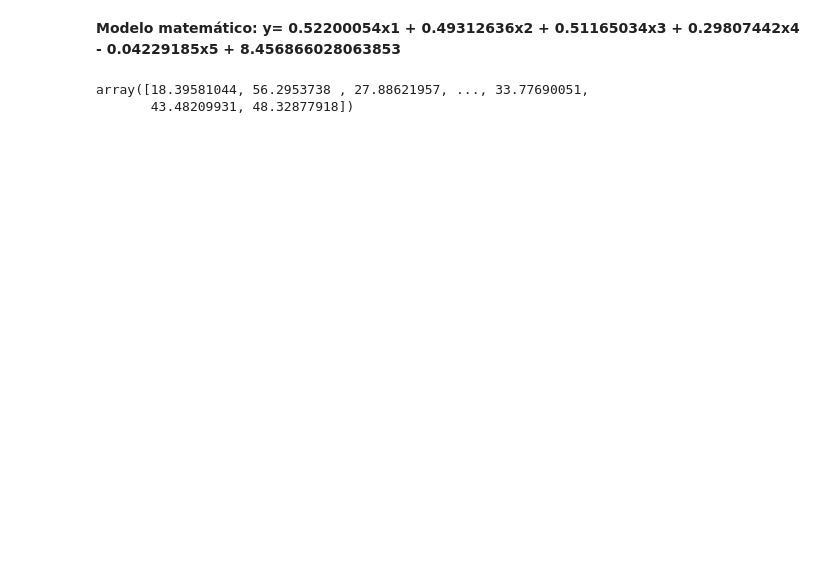
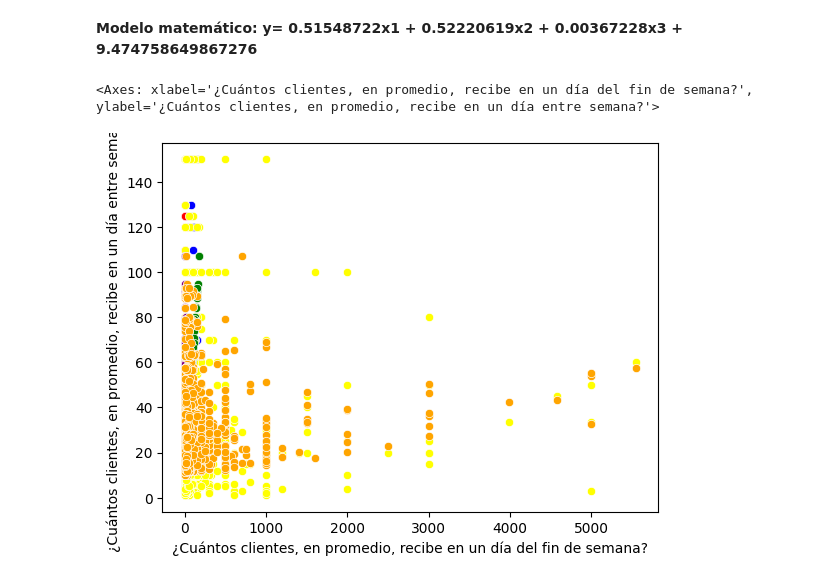
Before and after one commit to MarManja/SP, a Jupyter notebook: Regresión_lineal_multiple.ipynb, the cells around one changed output. Saved outputs shown, nothing was run; the diff lists cells and outputs as text; code cells hidden in the pictures; blank space fills up the shorter version.

```diff
--- a/Regresión_lineal_multiple.ipynb
+++ b/Regresión_lineal_multiple.ipynb
@@ -57,7 +78,3 @@ sns.scatterplot(x='En una escala de 1 a 10, ¿cómo evaluaría sus esfuerzos par
-# %%
-#Declaramos las variables dependientes e independientes para la regresión lineal
-Vars_Indep= data[['Equipo del entrevistador', '¿Cuántos clientes, en promedio, recibe en un día del fin de semana?','En caso de tener un sistema de recolección ¿Cada cuánto pasa el camión de la basura por su negocio?','En una escala de 1 a 10, ¿cómo evaluaría sus esfuerzos para reducir su impacto ambiental?','En una escala de 1 a 10, ¿cómo evaluaría sus esfuerzos para reducir su impacto social?']]
-Var_Dep= data['¿Cuántos clientes, en promedio, recibe en un día entre semana?']
 # %%
 #Se define model como la función de regresión lineal
 from sklearn.linear_model import LinearRegression
@@ -90,29 +102,22 @@ model.__dict__
 # %% [markdown]
-**Modelo matemático: y= 0.52200054x1 + 0.49312636x2 + 0.51165034x3 + 0.29807442x4 - 0.04229185x5 + 8.456866028063853**
+**Modelo matemático: y= 0.51548722x1 + 0.52220619x2 + 0.00367228x3 + 9.474758649867276**
 # %%
 #Predecimos los valores de total de accidentes a partir de las variables: "alcohol", "speeding" y "no_previous"
-y_pred= model.predict(X=data[['Equipo del entrevistador', '¿Cuántos clientes, en promedio, recibe en un día del fin de semana?','En caso de tener un sistema de recolección ¿Cada cuánto pasa el camión de la basura por su negocio?','En una escala de 1 a 10, ¿cómo evaluaría sus esfuerzos para reducir su impacto ambiental?','En una escala de 1 a 10, ¿cómo evaluaría sus esfuerzos para reducir su impacto social?']])
+y_pred= model.predict(X=data3[['En caso de tener un sistema de recolección ¿Cada cuánto pasa el camión de la basura por su negocio?', '¿Cuántos clientes, en promedio, recibe en un día del fin de semana?','¿Cuántos productos aproximadamente maneja en su tienda?']])
 y_pred
-# %% [output]
-array([18.39581044, 56.2953738 , 27.88621957, ..., 33.77690051,
-       43.48209931, 48.32877918])
 # %%
 #Insertamos la columna de predicciones en el DataFrame
-data.insert(0, 'Predicciones', y_pred)
-data
+data3.insert(0, 'Predicciones_¿Cuántos clientes, en promedio, recibe en un día entre semana?', y_pred)
+data3
 # %%
 #Visualizamos la gráfica comparativa entre el total real y el total predecido
-sns.scatterplot(x='Equipo del entrevistador', y='¿Cuántos clientes, en promedio, recibe en un día entre semana?', color="blue", data=data)
-sns.scatterplot(x='Equipo del entrevistador', y='Predicciones', color="blue", data=data)
+sns.scatterplot(x='¿Cuántos clientes, en promedio, recibe en un día del fin de semana?', y='¿Cuántos clientes, en promedio, recibe en un día entre semana?', color="blue", data=data3)
+sns.scatterplot(x='En caso de tener un sistema de recolección ¿Cada cuánto pasa el camión de la basura por su negocio?', y='¿Cuántos clientes, en promedio, recibe en un día entre semana?', color="red", data=data3)
+sns.scatterplot(x='¿Cuántos productos aproximadamente maneja en su tienda?', y='¿Cuántos clientes, en promedio, recibe en un día entre semana?', color="yellow", data=data3)
 
-sns.scatterplot(x='¿Cuántos clientes, en promedio, recibe en un día del fin de semana?', y='¿Cuántos clientes, en promedio, recibe en un día entre semana?', color="yellow", data=data)
-sns.scatterplot(x='¿Cuántos clientes, en promedio, recibe en un día del fin de semana?', y='Predicciones', color="yellow", data=data)
-
-sns.scatterplot(x='En caso de tener un sistema de recolección ¿Cada cuánto pasa el camión de la basura por su negocio?', y='¿Cuántos clientes, en promedio, recibe en un día entre semana?', color="green", data=data)
-sns.scatterplot(x='En caso de tener un sistema de recolección ¿Cada cuánto pasa el camión de la basura por su negocio?', y='Predicciones', color="green", data=data)
-
-sns.scatterplot(x='En una escala de 1 a 10, ¿cómo evaluaría sus esfuerzos para reducir su impacto ambiental?', y='¿Cuántos clientes, en promedio, recibe en un día entre semana?', color="orange", data=data)
-sns.scatterplot(x='En una escala de 1 a 10, ¿cómo evaluaría sus esfuerzos para reducir su impacto ambiental?', y='Predicciones', color="orange", data=data)
-
-sns.scatterplot(x='En una escala de 1 a 10, ¿cómo evaluaría sus esfuerzos para reducir su impacto social?', y='¿Cuántos clientes, en promedio, recibe en un día entre semana?', color="pink", data=data)
-sns.scatterplot(x='En una escala de 1 a 10, ¿cómo evaluaría sus esfuerzos para reducir su impacto social?', y='Predicciones', color="pink", data=data)
+sns.scatterplot(x='¿Cuántos clientes, en promedio, recibe en un día del fin de semana?', y='Predicciones_¿Cuántos clientes, en promedio, recibe en un día entre semana?', color="green", data=data3)
+sns.scatterplot(x='En caso de tener un sistema de recolección ¿Cada cuánto pasa el camión de la basura por su negocio?', y='Predicciones_¿Cuántos clientes, en promedio, recibe en un día entre semana?', color="purple", data=data3)
+sns.scatterplot(x='¿Cuántos productos aproximadamente maneja en su tienda?', y='Predicciones_¿Cuántos clientes, en promedio, recibe en un día entre semana?', color="orange", data=data3)
+# %% [output]
+<Axes: xlabel='¿Cuántos clientes, en promedio, recibe en un día del fin de semana?', ylabel='¿Cuántos clientes, en promedio, recibe en un día entre semana?'>
+[figure, added]
```
Also changed, not shown: parts of 81 cells of this notebook.
